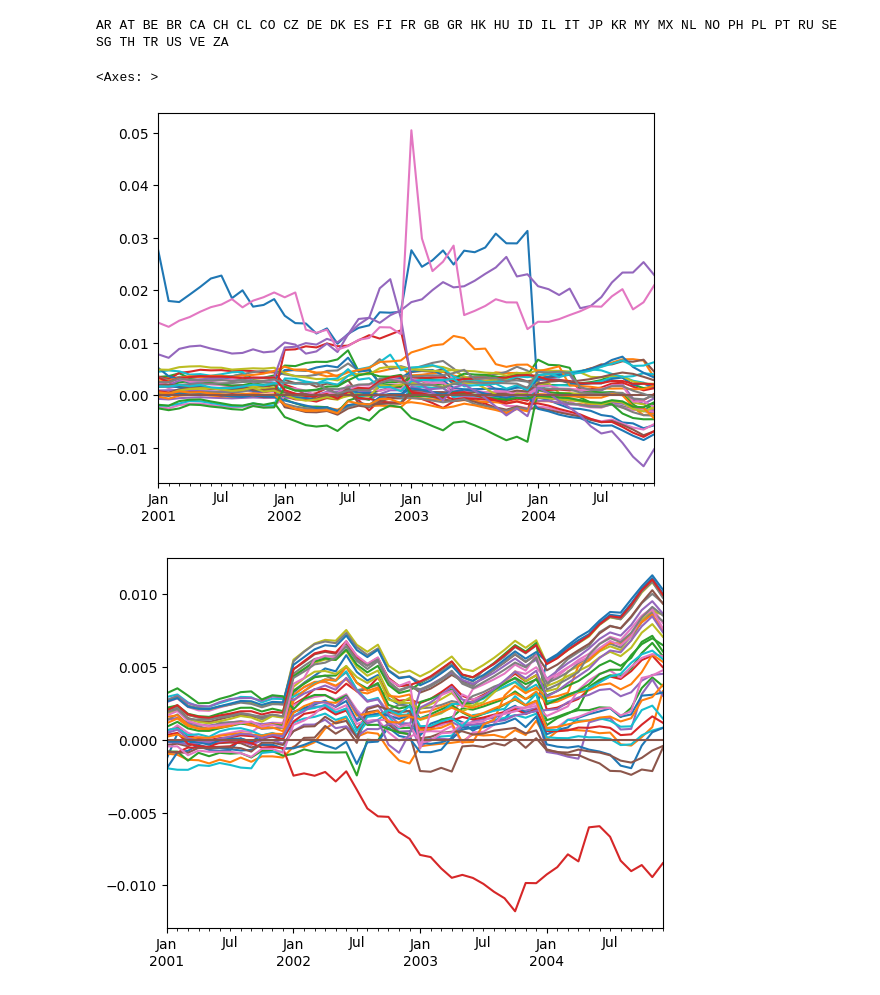
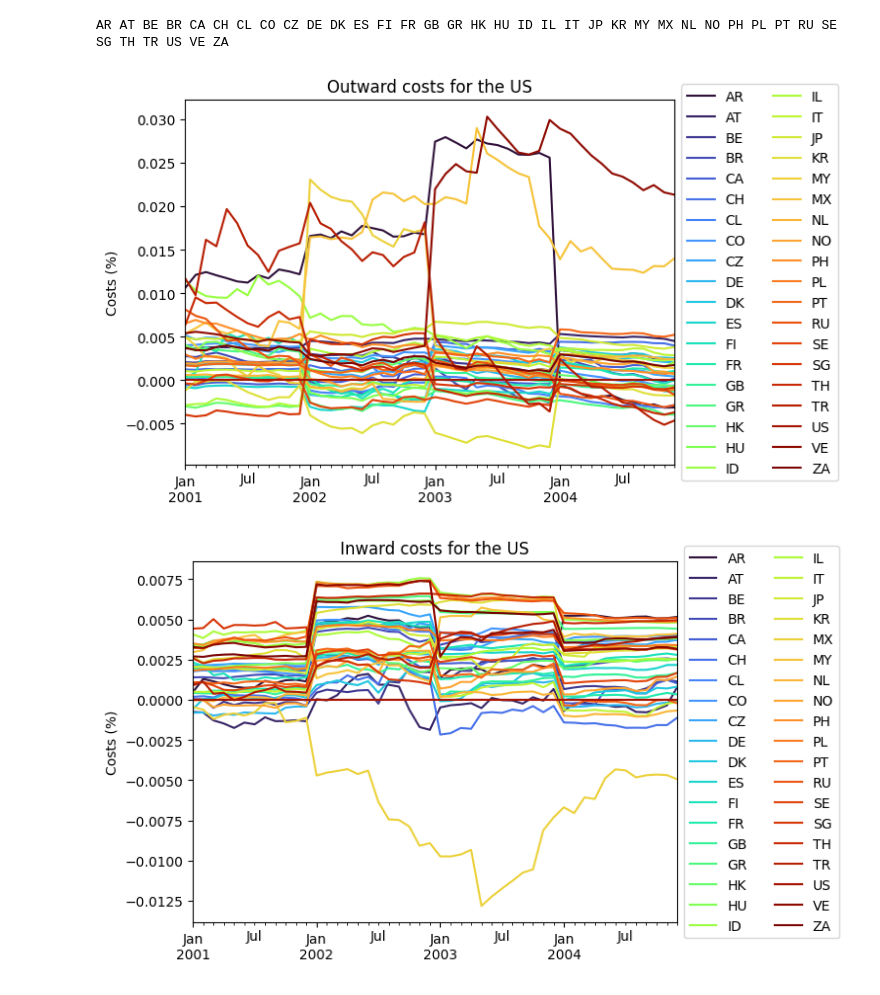
Before and after one commit to nilsvanrompaey/master-thesis-home-bias, a Jupyter notebook: src/experimenting.ipynb, the cells around one changed output. Saved outputs shown, nothing was run; the diff lists cells and outputs as text; code cells hidden in the pictures.

```diff
--- a/src/experimenting.ipynb
+++ b/src/experimenting.ipynb
@@ -314,23 +222,58 @@ fitted_returns.T["TR"].plot()
-# %%
-costs = pd.DataFrame(0.0, index=covs.index, columns=covs.columns)
-for country_i in major:
-    for country_j in major:
-        cost_diff = terms[country_i] - terms[country_j]
-        for month in stds.columns:
-            costs.loc[country_i, (month, country_j)] = cost_diff.loc[country_i, month]
-            costs.loc[country_j, (month, country_i)] = - cost_diff.loc[country_j, month]
-    print(country_i, end=" ")
-# %% [output]
-AR AT BE BR CA CH CL CO CZ DE DK ES FI FR GB GR HK HU ID IL IT JP KR MY MX NL NO PH PL PT RU SE SG TH TR US VE ZA
-# %%
-data_outward = costs.loc[slice(None), (slice(None), "US")].T.droplevel(level=1)
-data_inward = costs.loc["US"].unstack()
-data_outward.plot(legend=False)
-data_inward.plot(legend=False)
-# %% [output]
-<Axes: >
-[figure, removed]
-[figure, removed]
+# %%
+# Fastest way to calculate costs
+costs_0 = pd.DataFrame(0.0, index=covs.index, columns=covs.columns)
+for i, country_i in enumerate(major):
+    for j, country_j in enumerate(major):
+        if country_i == country_j:
+            continue
+        for month in stds.columns:
+            eta_f_i = eta_f.loc[country_i, month]
+            eta_f_j = eta_f.loc[country_j, month]
+            cov_risk_ii = cov_risks.loc[country_i, (month, country_i)]
+            cov_risk_ij = cov_risks.loc[country_i, (month, country_j)]
+            cost_ij = eta_f_i*cov_risk_ii - eta_f_j*cov_risk_ij
+            costs_0.loc[country_i, (month, country_j)] = cost_ij
+    print(country_i, end=" ")
+costs = costs_0
+
+# # Slower way to calculate costs
+# terms = {}
+# for country_i in major:
+#     weights_i = weights.loc[:, country_i]
+#     eta_f_i = eta_f.loc[country_i]
+#     terms[country_i] = result = pd.DataFrame(np.outer(weights_i, eta_f_i), index=weights_i.index, columns=eta_f_i.index)
+
+# costs_1 = pd.DataFrame(0.0, index=covs.index, columns=covs.columns)
+# for i, country_i in enumerate(major):
+#     for j, country_j in enumerate(major):
+#         if country_j < country_i:
+#             continue
+#         if country_i == country_j:
+#             continue
+#         term_diff = terms[country_i] - terms[country_j]
+#         for month in stds.columns:
+#             # covs_temp = covs.loc[country_i, (month, slice(None))]
+#             covs_temp = covs[month].loc[[country_i,country_j]]
+#             cost_diff = covs_temp @ term_diff[month]
+#             costs_1.loc[country_i, (month, country_j)] = cost_diff.loc[country_i]
+#             costs_1.loc[country_j, (month, country_i)] = -cost_diff.loc[country_j]
+#     print(country_i, end=" ")
+# costs = costs_1
+# %% [output]
+AR AT BE BR CA CH CL CO CZ DE DK ES FI FR GB GR HK HU ID IL IT JP KR MY MX NL NO PH PL PT RU SE SG TH TR US VE ZA
+# %%
+import matplotlib.cm as cm
+data_outward = costs.loc[slice(None), (slice(None), "US")].T.droplevel(level=1)
+data_inward = costs.loc["US"].unstack()
+color = plt.get_cmap("turbo", 38)
+ax = data_outward.plot(title="Outward costs for the US", ylabel="Costs (%)", colormap=color)
+ax.legend(loc='center left', bbox_to_anchor=(1.0, 0.5), ncol=2)
+ax = data_inward.plot(title="Inward costs for the US", ylabel="Costs (%)", colormap=color)
+ax.legend(loc='center left', bbox_to_anchor=(1.0, 0.5), ncol=2)
+plt.show()
+# %% [output]
+[figure, added]
+[figure, added]
 # %%
 import seaborn as sns
 import matplotlib.pyplot as plt
```
Also changed, not shown: parts of 21 cells of this notebook.
